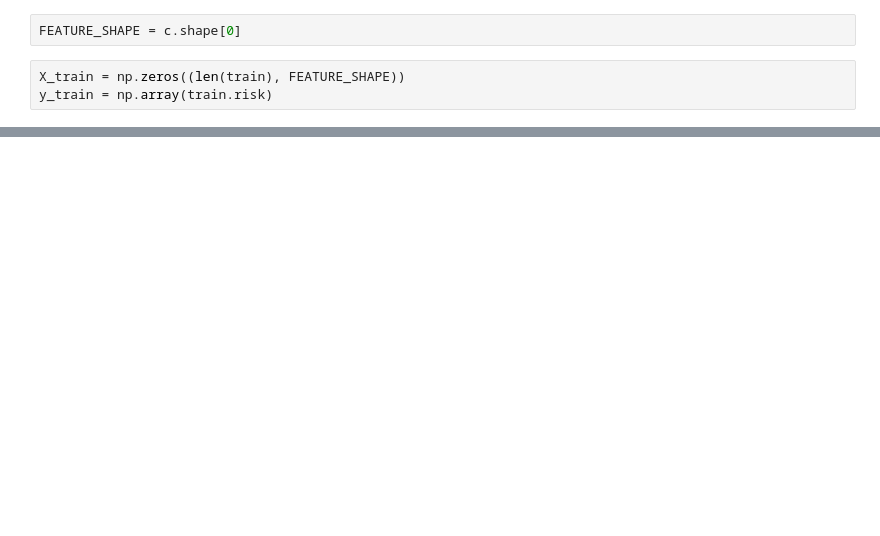
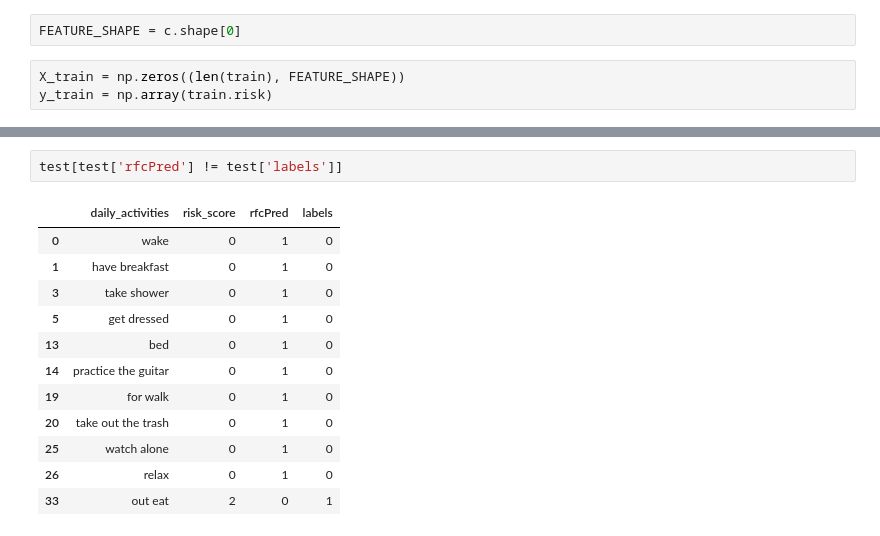
Before and after one commit to fullofentropy/HackTheMachine-1, a Jupyter notebook: game1/Game 1-Word2Vec2.ipynb, the cells around one changed output, grey strips where cells are left out. Drawn from its saved outputs; the diff is of its cells as text; blank space fills up the shorter version.

```diff
--- a/game1/Game 1-Word2Vec2.ipynb
+++ b/game1/Game 1-Word2Vec2.ipynb
@@ -211,0 +417,15 @@ print(stopwords.words('english'))
+# %%
+test[test['rfcPred'] != test['labels']]
+# %% [output]
+|  | daily_activities | risk_score | rfcPred | labels |
+| 0 | wake | 0 | 1 | 0 |
+| 1 | have breakfast | 0 | 1 | 0 |
+| 3 | take shower | 0 | 1 | 0 |
+| 5 | get dressed | 0 | 1 | 0 |
+| 13 | bed | 0 | 1 | 0 |
+| 14 | practice the guitar | 0 | 1 | 0 |
+| 19 | for walk | 0 | 1 | 0 |
+| 20 | take out the trash | 0 | 1 | 0 |
+| 25 | watch alone | 0 | 1 | 0 |
+| 26 | relax | 0 | 1 | 0 |
+| 33 | out eat | 2 | 0 | 1 |
```
Also changed, not shown: parts of 29 cells of this notebook, 3 other files.
